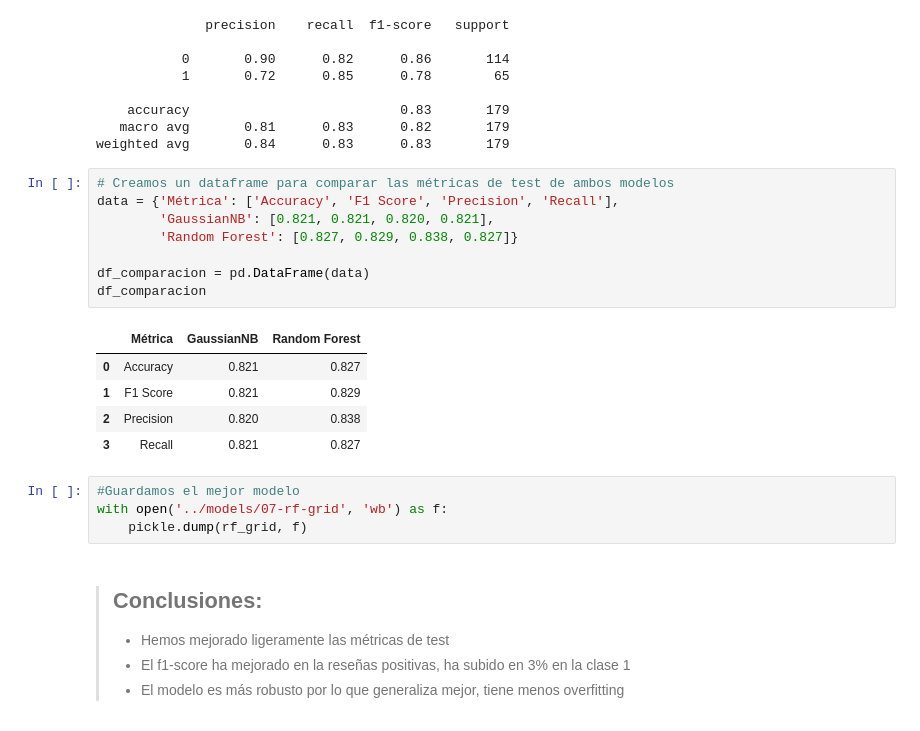
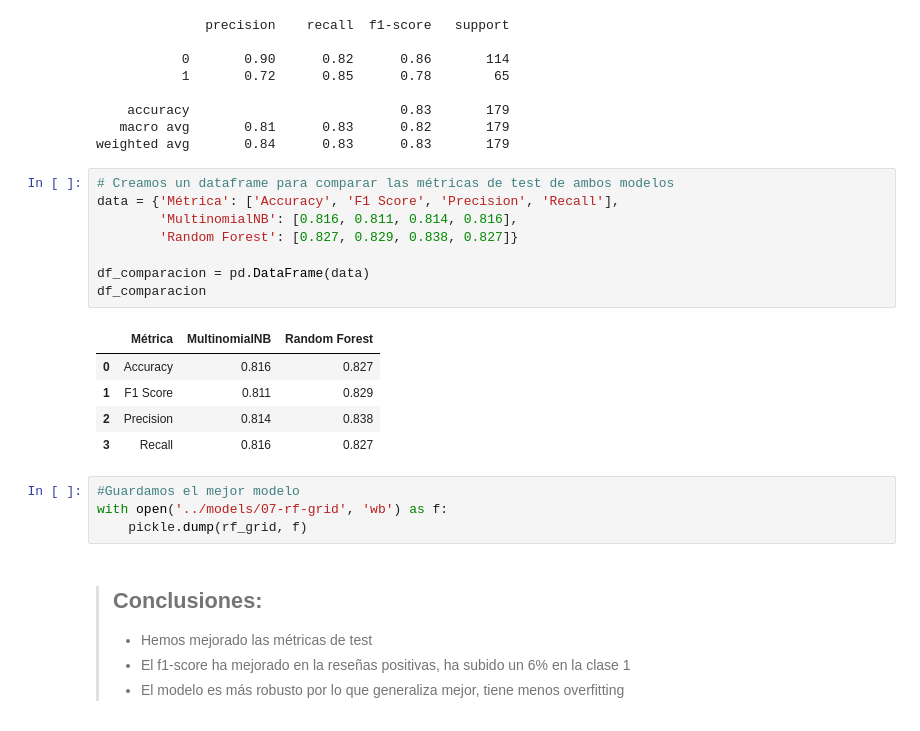
Before and after one commit to 4GeeksAcademy/pabloaznar-intro-ml, a Jupyter notebook: src/07-naive-bayes.ipynb, the cells around one changed output. Cells and saved outputs as stored; diff of their text form.

```diff
--- a/src/07-naive-bayes.ipynb
+++ b/src/07-naive-bayes.ipynb
@@ -212,17 +243,17 @@ weighted avg       0.84      0.83      0.83       179
 # %%
 # Creamos un dataframe para comparar las métricas de test de ambos modelos
 data = {'Métrica': ['Accuracy', 'F1 Score', 'Precision', 'Recall'],
-        'GaussianNB': [0.821, 0.821, 0.820, 0.821],
+        'MultinomialNB': [0.816, 0.811, 0.814, 0.816],
         'Random Forest': [0.827, 0.829, 0.838, 0.827]}
 
 df_comparacion = pd.DataFrame(data)
 df_comparacion
 # %% [output]
-|  | Métrica | GaussianNB | Random Forest |
-| 0 | Accuracy | 0.821 | 0.827 |
-| 1 | F1 Score | 0.821 | 0.829 |
-| 2 | Precision | 0.820 | 0.838 |
-| 3 | Recall | 0.821 | 0.827 |
+|  | Métrica | MultinomialNB | Random Forest |
+| 0 | Accuracy | 0.816 | 0.827 |
+| 1 | F1 Score | 0.811 | 0.829 |
+| 2 | Precision | 0.814 | 0.838 |
+| 3 | Recall | 0.816 | 0.827 |
 # %%
 #Guardamos el mejor modelo
 with open('../models/07-rf-grid', 'wb') as f:
@@ -230,6 +261,6 @@ with open('../models/07-rf-grid', 'wb') as f:
 # %% [markdown]
 > ## Conclusiones:
 >
-> - Hemos mejorado ligeramente las métricas de test
-> - El f1-score ha mejorado en la reseñas positivas, ha subido en 3% en la clase 1
+> - Hemos mejorado las métricas de test
+> - El f1-score ha mejorado en la reseñas positivas, ha subido un 6% en la clase 1
 > - El modelo es más robusto por lo que generaliza mejor, tiene menos overfitting
```
Also changed, not shown: parts of 6 cells of this notebook, 4 other files.
